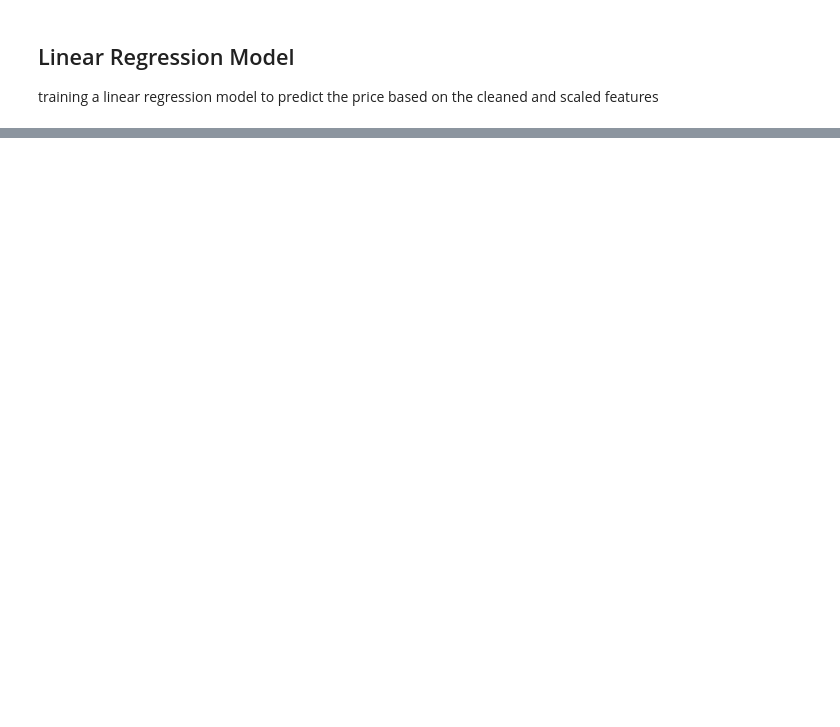
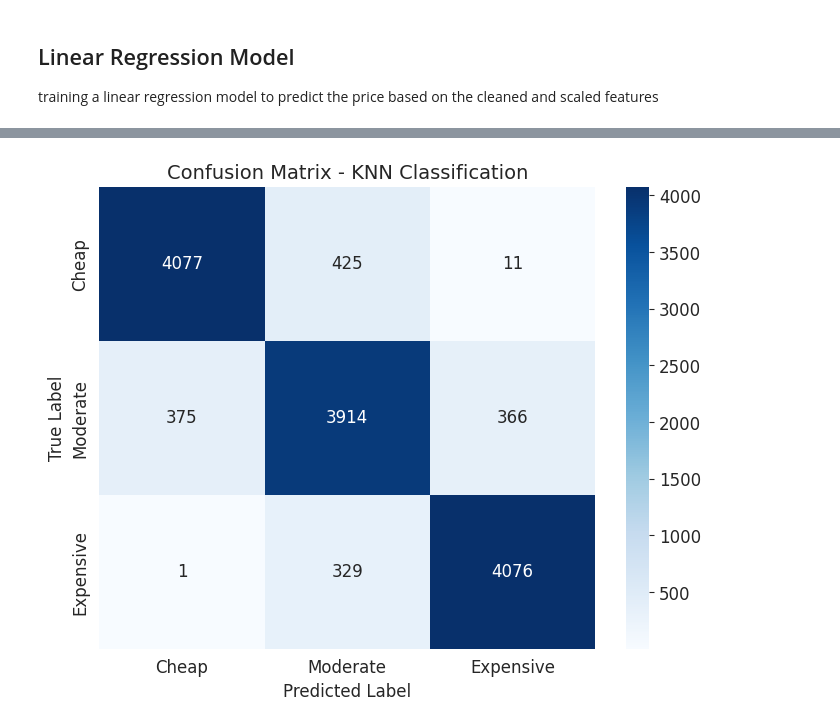
Before and after one commit to Kareem31415/Machine-Learning-Assignment-I, a Jupyter notebook: Main.ipynb, the cells around one changed output, grey strips where cells are left out. Drawn from its saved outputs; the diff is of its cells as text; code cells hidden in the pictures; blank space fills up the shorter version.

```diff
--- a/Main.ipynb
+++ b/Main.ipynb
@@ -488,6 +493,8 @@ preprocessing stage:
 4. scaling data features to z-score
 # %% [markdown]
 missing values
+# %%
+df = pd.read_csv('car_price.csv')
 # %%
 #check missing values
 missing = df.isnull().sum()
@@ -733,0 +895,5 @@ plt.show()
+# %%
+X_train_clf = X_train_scaled
+X_test_clf = X_test_scaled
+print(f"Training set size: {len(X_train_clf)} samples")
+print(f"Test set size: {len(X_test_clf)} samples")
@@ -733,0 +957,25 @@ plt.show()
+# %%
+# Train best model and make predictions
+from sklearn.metrics import accuracy_score, f1_score, precision_score, recall_score
+
+
+best_knn = grid_search.best_estimator_
+
+y_train_pred_clf = best_knn.predict(X_train_clf)
+y_test_pred_clf = best_knn.predict(X_test_clf)
+
+print("KNN CLASSIFICATION EVALUATION")
+
+# Calculate metrics
+train_accuracy = accuracy_score(y_train_clf, y_train_pred_clf)
+test_accuracy = accuracy_score(y_test_clf, y_test_pred_clf)
+
+test_precision = precision_score(y_test_clf, y_test_pred_clf, average='weighted')
+test_recall = recall_score(y_test_clf, y_test_pred_clf, average='weighted')
+test_f1 = f1_score(y_test_clf, y_test_pred_clf, average='weighted')
+
+print(f"Training Accuracy: {train_accuracy:.4f}")
+print(f"Test Accuracy:     {test_accuracy:.4f}")
+print(f"Test Precision:    {test_precision:.4f}")
+print(f"Test Recall:       {test_recall:.4f}")
+print(f"Test F1-Score:     {test_f1:.4f}")
@@ -733,0 +1001,13 @@ plt.show()
+# %%
+cm = confusion_matrix(y_test_clf, y_test_pred_clf, labels=['Cheap', 'Moderate', 'Expensive'])
+
+plt.figure(figsize=(8, 6))
+sns.heatmap(cm, annot=True, fmt='d', cmap='Blues',
+            xticklabels=['Cheap', 'Moderate', 'Expensive'],
+            yticklabels=['Cheap', 'Moderate', 'Expensive'])
+plt.title('Confusion Matrix - KNN Classification', fontsize=14)
+plt.xlabel('Predicted Label')
+plt.ylabel('True Label')
+plt.show()
+# %% [output]
+[figure, added]
```
Also changed, not shown: parts of 61 cells of this notebook.
